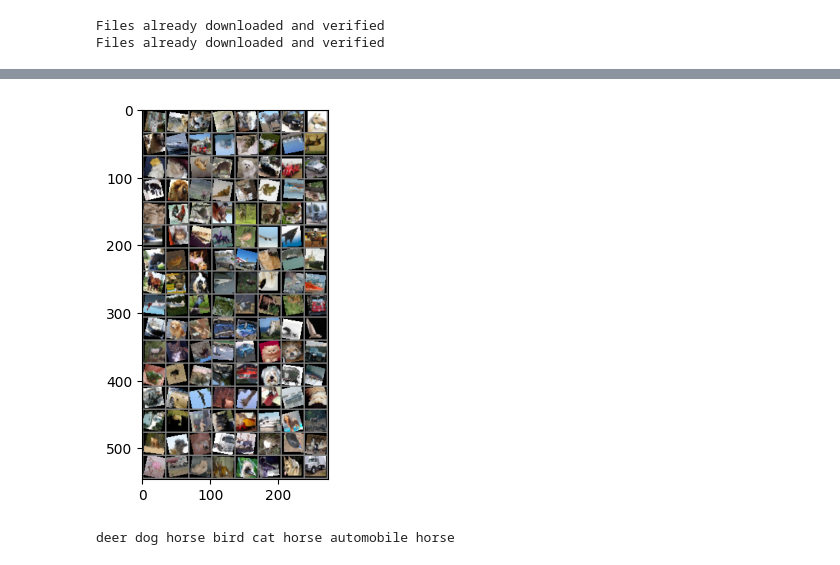
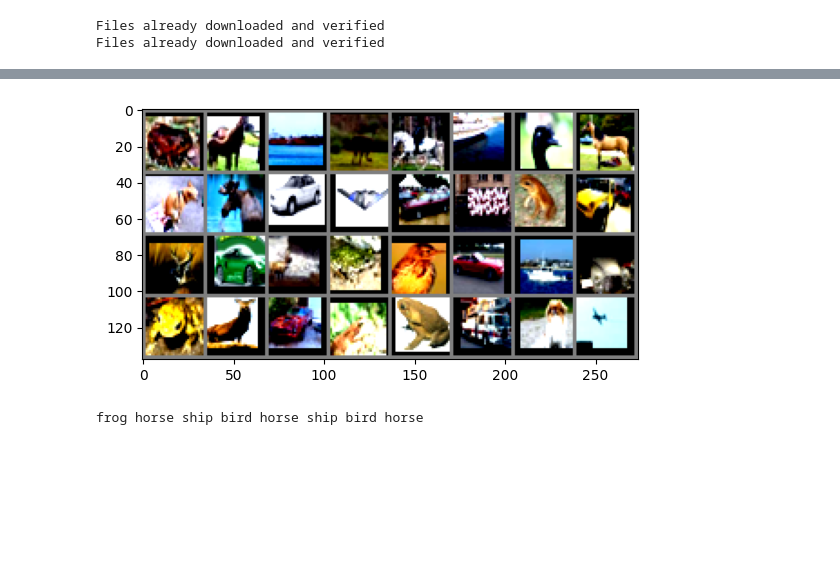
Before and after one commit to yaroslav-lototskyi/nn-examples, a Jupyter notebook: notebooks/ciraf-10.ipynb, the cells around one changed output, grey strips where cells are left out. Drawn from its saved outputs; the diff is of its cells as text; code cells hidden in the pictures; blank space fills up the shorter version.

```diff
--- a/notebooks/ciraf-10.ipynb
+++ b/notebooks/ciraf-10.ipynb
@@ -95,37 +64,28 @@ from torch.utils.data import DataLoader, random_split
 import matplotlib.pyplot as plt
 import numpy as np
 
-transform = transforms.Compose([
+transforms_train = transforms.Compose([
+    transforms.RandomCrop(32, padding=4),
     transforms.RandomHorizontalFlip(),
-    transforms.RandomVerticalFlip(p=0.3),
-    transforms.RandomCrop(32, padding=4),
-    transforms.RandomRotation(15),
-    # transforms.ColorJitter(brightness=0.2,
-    #                        contrast=0.2,
-    #                        saturation=0.2,
-    #                        hue=0.1),
-    # transforms.RandomGrayscale(p=0.1),
-    # transforms.GaussianBlur(kernel_size=(3, 3),
-    #                         sigma=(0.1, 2.0)),
     transforms.ToTensor(),
-    transforms.Normalize((0.5, 0.5, 0.5),
-                         (0.5, 0.5, 0.5)),
-    # transforms.RandomErasing(p=0.5, scale=(0.02, 0.33),
-    #                          ratio=(0.3, 3.3),
-    #                          value='random')
+    transforms.Normalize((0.4914, 0.4822, 0.4465), (0.2023, 0.1994, 0.2010)),
+])
+transforms_test = transforms.Compose([
+    transforms.ToTensor(),
+    transforms.Normalize((0.4914, 0.4822, 0.4465), (0.2023, 0.1994, 0.2010)),
 ])
 
 
-train_dataset = torchvision.datasets.CIFAR10(root="./data", train=True, download=True, transform=transform)
-test_dataset = torchvision.datasets.CIFAR10(root="./data", train=False, download=True, transform=transform)
+train_dataset = torchvision.datasets.CIFAR10(root="./data", train=True, download=True, transform=transforms_train)
+test_dataset = torchvision.datasets.CIFAR10(root="./data", train=False, download=True, transform=transforms_test)
 
 train_size = int(0.8 * len(train_dataset))
 val_size = len(train_dataset) - train_size
 train_dataset, val_dataset = random_split(train_dataset, [train_size, val_size])
 
-train_loader = DataLoader(train_dataset, batch_size=128, shuffle=True, num_workers=8)
-val_loader = DataLoader(val_dataset, batch_size=128, shuffle=False)
-test_loader = DataLoader(test_dataset, batch_size=128, shuffle=False)
+train_loader = DataLoader(train_dataset, batch_size=32, shuffle=True, num_workers=8)
+val_loader = DataLoader(val_dataset, batch_size=32, shuffle=False, num_workers=8)
+test_loader = DataLoader(test_dataset, batch_size=32, shuffle=False, num_workers=8)
 
 classes = train_dataset.dataset.classes
 
@@ -145,5 +106,5 @@ Files already downloaded and verified
-[figure, old version]
+[figure, new version]
-deer dog horse bird cat horse automobile horse
+frog horse ship bird horse ship bird horse
 # %%
 # @title Early Stopping
 import numpy as np
```
Also changed, not shown: parts of 8 cells of this notebook.
